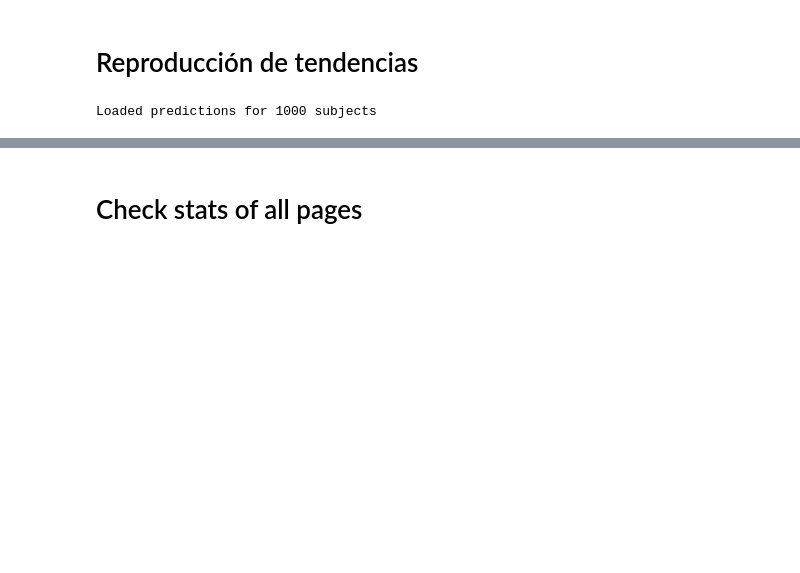
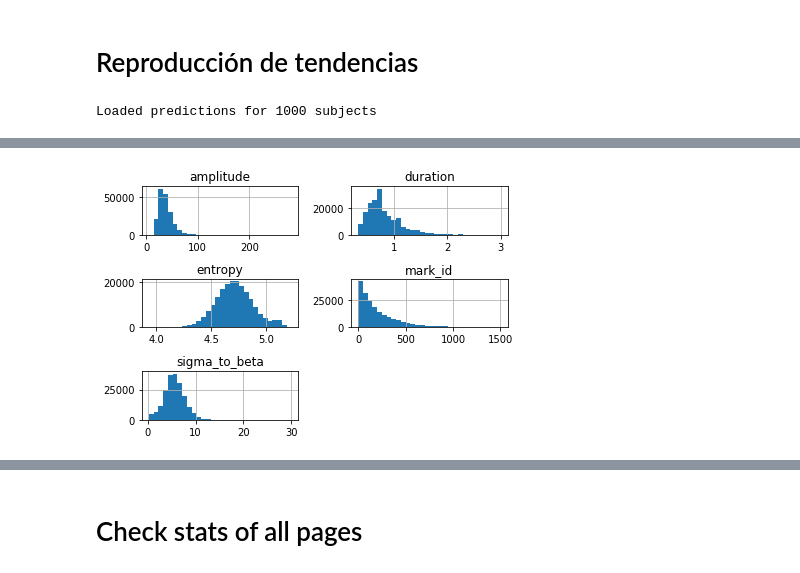
Before and after one commit to nicolasigor/sleep-rnn, a Jupyter notebook: figs_thesis/2021_eda_nsrr_page_exclusion.ipynb, the cells around one changed output, grey strips where cells are left out. Saved outputs shown, nothing was run; the diff lists cells and outputs as text; code cells hidden in the pictures; blank space fills up the shorter version.

```diff
--- a/figs_thesis/2021_eda_nsrr_page_exclusion.ipynb
+++ b/figs_thesis/2021_eda_nsrr_page_exclusion.ipynb
@@ -204,6 +309,8 @@ table_bysubject
 # %%
 # by-event stuff
-table_byevent.hist(bins=np.arange(0.3, 3.0 + 0.001, 0.1))
+table_byevent.hist(bins=30)
 plt.tight_layout()
 plt.show()
+# %% [output]
+[figure, added]
 # %%
```
Also changed, not shown: parts of 17 cells of this notebook.
